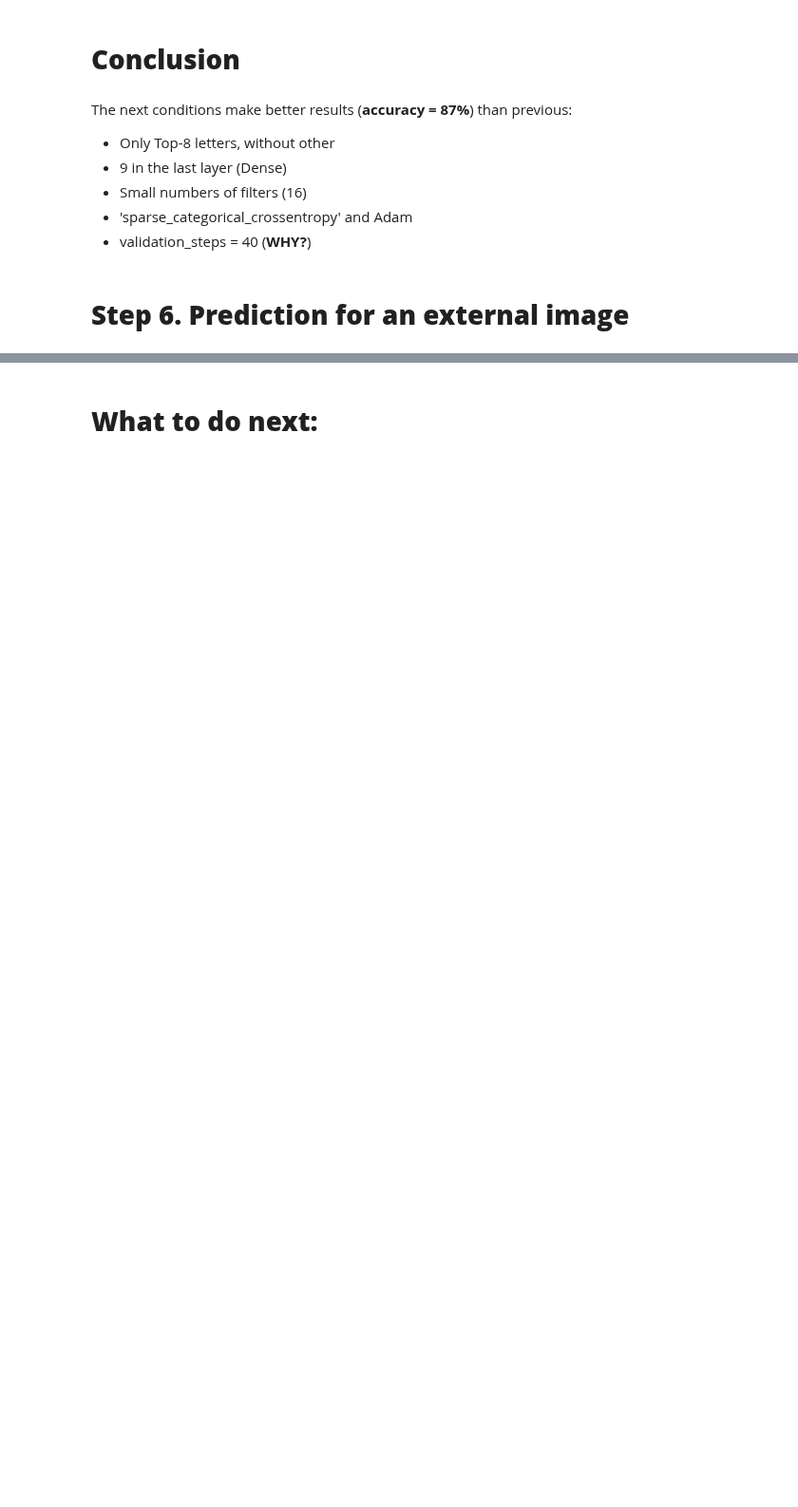
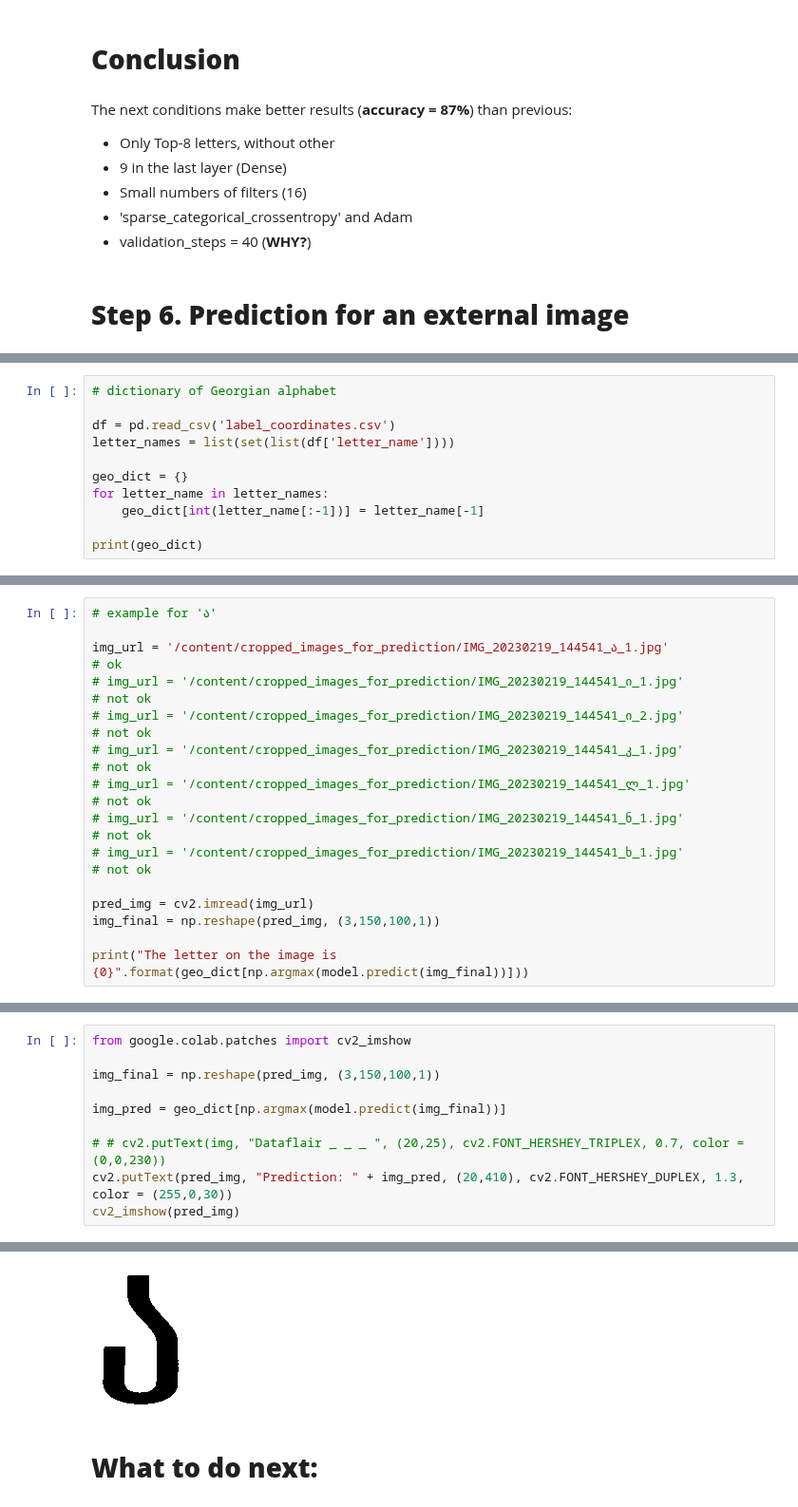
Before and after one commit to am-tropin/georgian-letters, a Jupyter notebook: Georgian_letters_recognition_TF.ipynb, the cells around one changed output, grey strips where cells are left out. Shown at 95% size. Saved outputs shown, nothing was run; the diff lists cells and outputs as text; blank space fills up the shorter version.

Commit message:
strange recognition by the image

```diff
--- a/Georgian_letters_recognition_TF.ipynb
+++ b/Georgian_letters_recognition_TF.ipynb
@@ -600,0 +646,11 @@ predict_labels
+# %%
+# dictionary of Georgian alphabet
+
+df = pd.read_csv('label_coordinates.csv')
+letter_names = list(set(list(df['letter_name'])))
+
+geo_dict = {}
+for letter_name in letter_names:
+    geo_dict[int(letter_name[:-1])] = letter_name[-1]
+
+print(geo_dict)
@@ -600,0 +661,22 @@ predict_labels
+# %%
+# example for 'ა'
+
+img_url = '/content/cropped_images_for_prediction/IMG_20230219_144541_ა_1.jpg'
+# ok
+# img_url = '/content/cropped_images_for_prediction/IMG_20230219_144541_ი_1.jpg'
+# not ok
+# img_url = '/content/cropped_images_for_prediction/IMG_20230219_144541_ი_2.jpg'
+# not ok
+# img_url = '/content/cropped_images_for_prediction/IMG_20230219_144541_კ_1.jpg'
+# not ok
+# img_url = '/content/cropped_images_for_prediction/IMG_20230219_144541_ლ_1.jpg'
+# not ok
+# img_url = '/content/cropped_images_for_prediction/IMG_20230219_144541_ნ_1.jpg'
+# not ok
+# img_url = '/content/cropped_images_for_prediction/IMG_20230219_144541_ხ_1.jpg'
+# not ok
+
+pred_img = cv2.imread(img_url)
+img_final = np.reshape(pred_img, (3,150,100,1))
+
+print("The letter on the image is {0}".format(geo_dict[np.argmax(model.predict(img_final))]))
@@ -600,0 +686,11 @@ predict_labels
+# %%
+from google.colab.patches import cv2_imshow
+
+img_final = np.reshape(pred_img, (3,150,100,1))
+
+img_pred = geo_dict[np.argmax(model.predict(img_final))]
+
+# # cv2.putText(img, "Dataflair _ _ _ ", (20,25), cv2.FONT_HERSHEY_TRIPLEX, 0.7, color = (0,0,230))
+cv2.putText(pred_img, "Prediction: " + img_pred, (20,410), cv2.FONT_HERSHEY_DUPLEX, 1.3, color = (255,0,30))
+cv2_imshow(pred_img)
+# %% [output]
@@ -601,3 +698,4 @@ predict_labels
+[figure, added]
 # %% [markdown]
 # **What to do next:**
 # %% [markdown]
```
Also changed, not shown: parts of 15 cells of this notebook.
